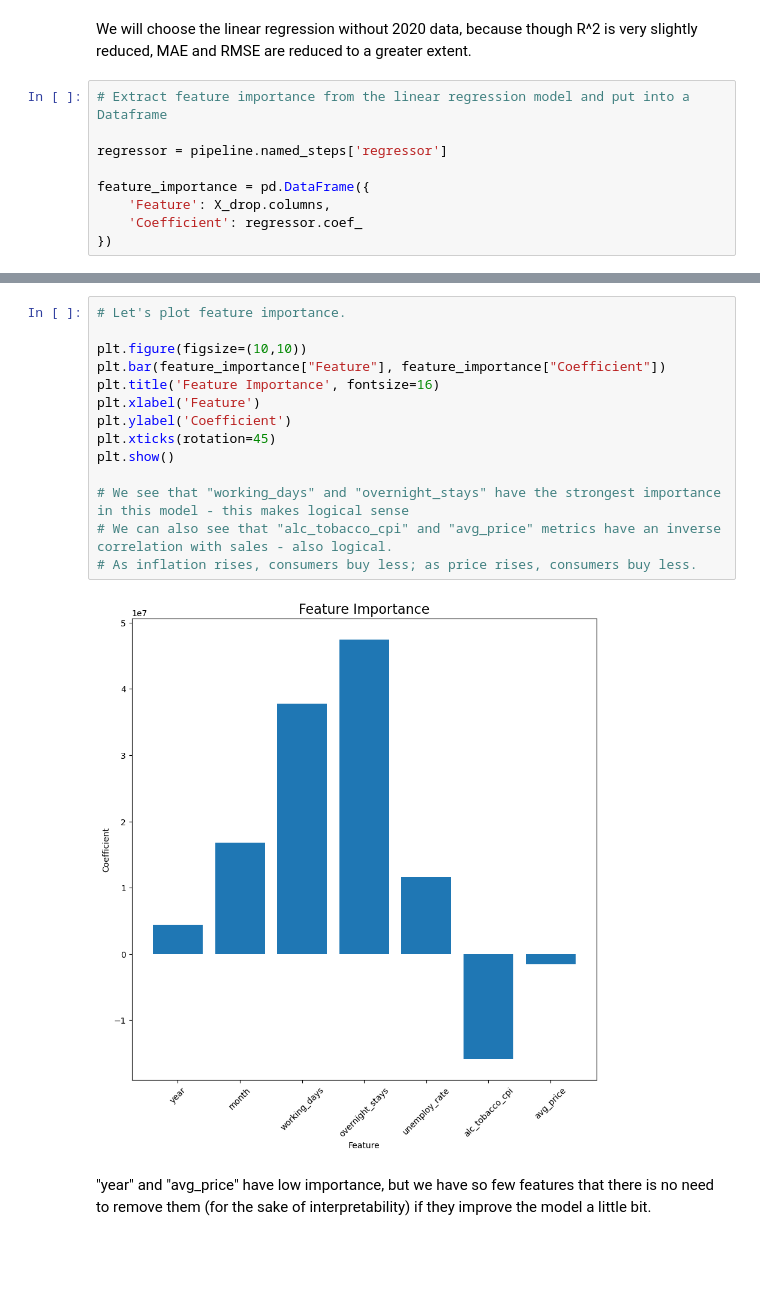
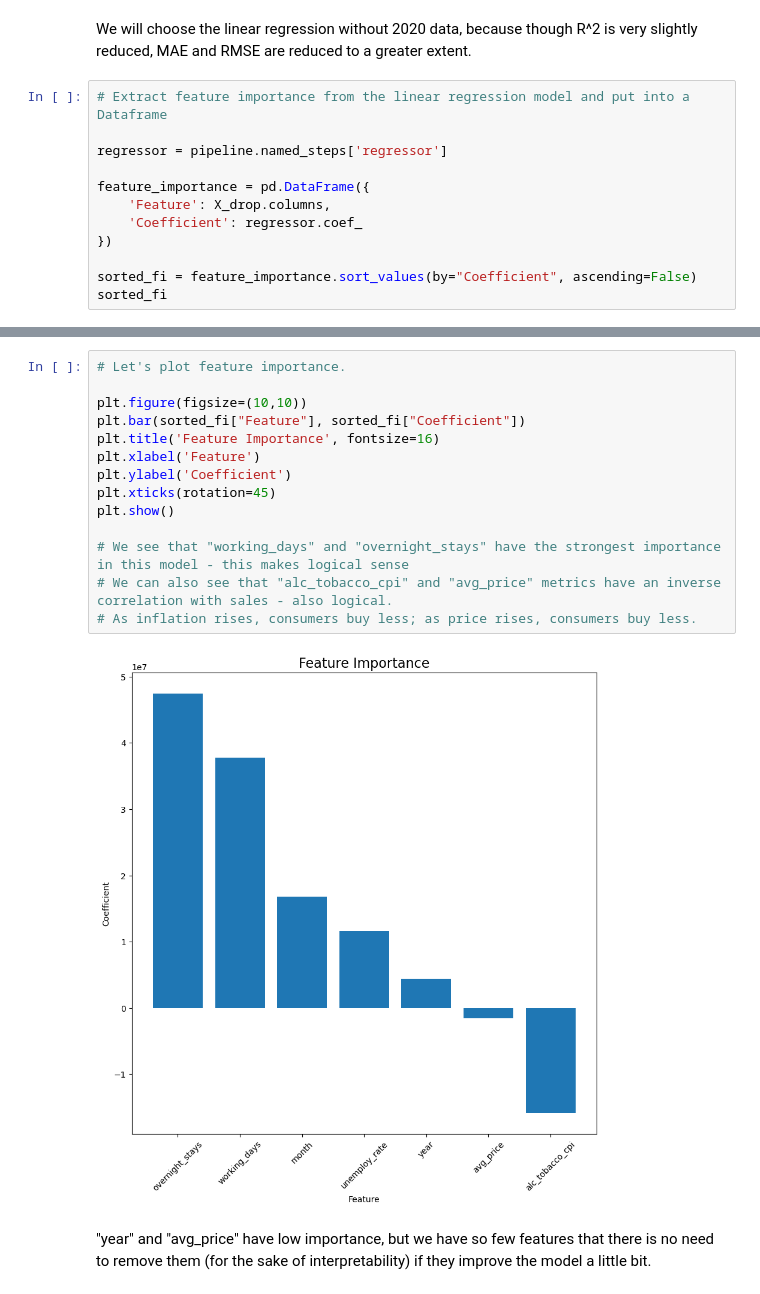
Before and after one commit to badek23/tobaccosales, a Jupyter notebook: notebook.ipynb, the cells around one changed output, grey strips where cells are left out. Saved outputs shown, nothing was run; the diff lists cells and outputs as text; blank space fills up the shorter version.

```diff
--- a/notebook.ipynb
+++ b/notebook.ipynb
@@ -486,3 +486,6 @@ feature_importance = pd.DataFrame({
     'Feature': X_drop.columns,
     'Coefficient': regressor.coef_
 })
+
+sorted_fi = feature_importance.sort_values(by="Coefficient", ascending=False)
+sorted_fi
@@ -489,19 +501,19 @@ feature_importance = pd.DataFrame({
 # %%
 # Let's plot feature importance.
 
 plt.figure(figsize=(10,10))
-plt.bar(feature_importance["Feature"], feature_importance["Coefficient"])
+plt.bar(sorted_fi["Feature"], sorted_fi["Coefficient"])
 plt.title('Feature Importance', fontsize=16)
 plt.xlabel('Feature')
 plt.ylabel('Coefficient')
 plt.xticks(rotation=45)
 plt.show()
 
 # We see that "working_days" and "overnight_stays" have the strongest importance in this model - this makes logical sense
 # We can also see that "alc_tobacco_cpi" and "avg_price" metrics have an inverse correlation with sales - also logical.
 # As inflation rises, consumers buy less; as price rises, consumers buy less.
 # %% [output]
-[figure, old version]
+[figure, new version]
 # %% [markdown]
 "year" and "avg_price" have low importance, but we have so few features that there is no need to remove them (for the sake of interpretability) if they improve the model a little bit.
 # %% [markdown]
```
Also changed, not shown: parts of 1 cell of this notebook.
